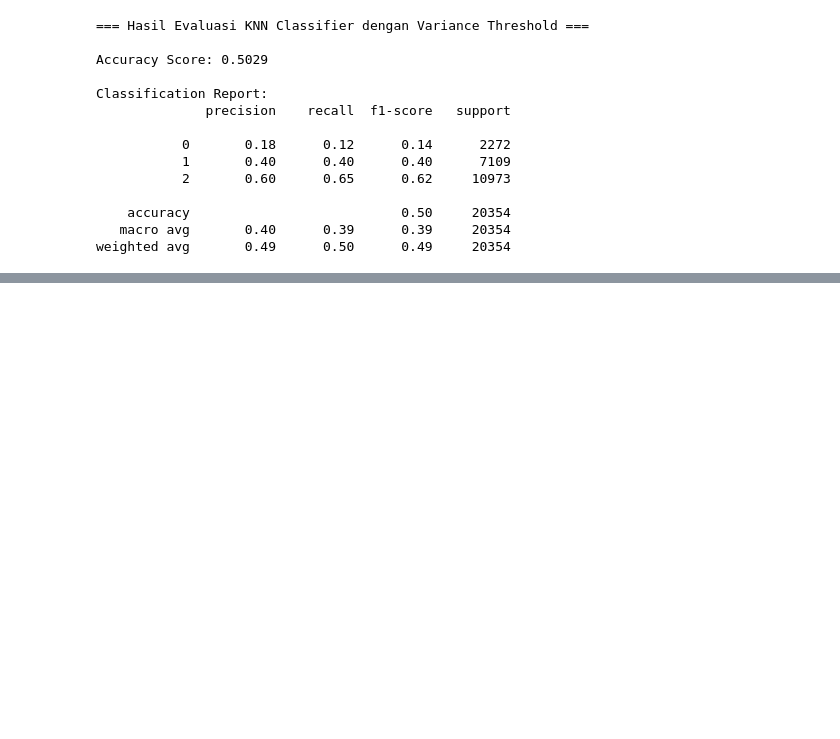
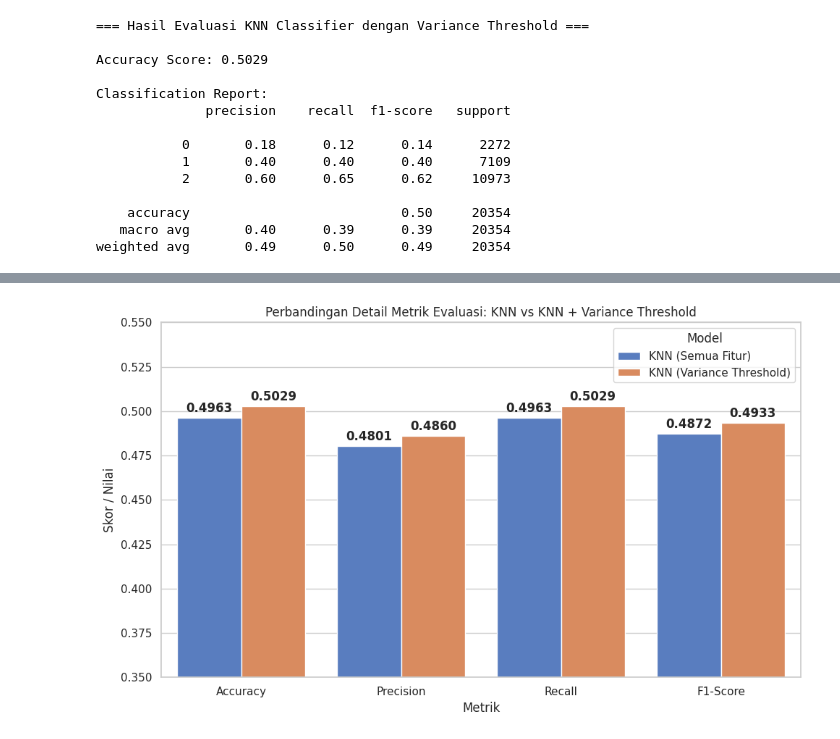
Before and after one commit to ImNotDanish05/2026_Pembelajaran-Mesin_TI-3A, a Jupyter notebook: Week_8/FiturSelection.ipynb, the cells around one changed output, grey strips where cells are left out. Saved outputs shown, nothing was run; the diff lists cells and outputs as text; code cells hidden in the pictures; blank space fills up the shorter version.

```diff
--- a/Week_8/FiturSelection.ipynb
+++ b/Week_8/FiturSelection.ipynb
@@ -147,0 +191,44 @@ weighted avg       0.49      0.50      0.49     20354
+# %%
+from sklearn.metrics import precision_recall_fscore_support
+import pandas as pd
+import matplotlib.pyplot as plt
+import seaborn as sns
+
+# 1. Hitung prediksi untuk model dengan seluruh fitur
+y_pred_all = knn_all.predict(X_test_all_scaled)
+
+# 2. Ambil metrik (precision, recall, f1-score) secara weighted
+precision_all, recall_all, f1_all, _ = precision_recall_fscore_support(y_test_all, y_pred_all, average='weighted')
+acc_all = accuracy_score(y_test_all, y_pred_all)
+
+# 3. Ambil metrik untuk model dengan Variance Threshold
+precision_vt, recall_vt, f1_vt, _ = precision_recall_fscore_support(y_test, y_pred, average='weighted')
+acc_vt = accuracy_score(y_test, y_pred)
+
+# 4. Susun data ke dalam DataFrame agar mudah di-plot dengan Seaborn
+data_metrics = {
+    'Metrik': ['Accuracy', 'Precision', 'Recall', 'F1-Score'] * 2,
+    'Nilai': [acc_all, precision_all, recall_all, f1_all, acc_vt, precision_vt, recall_vt, f1_vt],
+    'Model': ['KNN (Semua Fitur)'] * 4 + ['KNN (Variance Threshold)'] * 4
+}
+df_metrics = pd.DataFrame(data_metrics)
+
+# 5. Visualisasi Grafik
+plt.figure(figsize=(10, 6))
+sns.set_theme(style="whitegrid")
+
+ax = sns.barplot(x='Metrik', y='Nilai', hue='Model', data=df_metrics, palette='muted')
+
+# Atur batas y untuk memperjelas perbedaan visual
+plt.ylim(0.35, 0.55)
+plt.ylabel('Skor / Nilai')
+plt.title('Perbandingan Detail Metrik Evaluasi: KNN vs KNN + Variance Threshold')
+
+# Tambahkan label nilai di atas setiap batang
+for container in ax.containers:
+    ax.bar_label(container, fmt='%.4f', padding=3, fontweight='bold')
+
+plt.tight_layout()
+plt.show()
+# %% [output]
+[figure, added]
```
Also changed, not shown: parts of 1 cell of this notebook.
